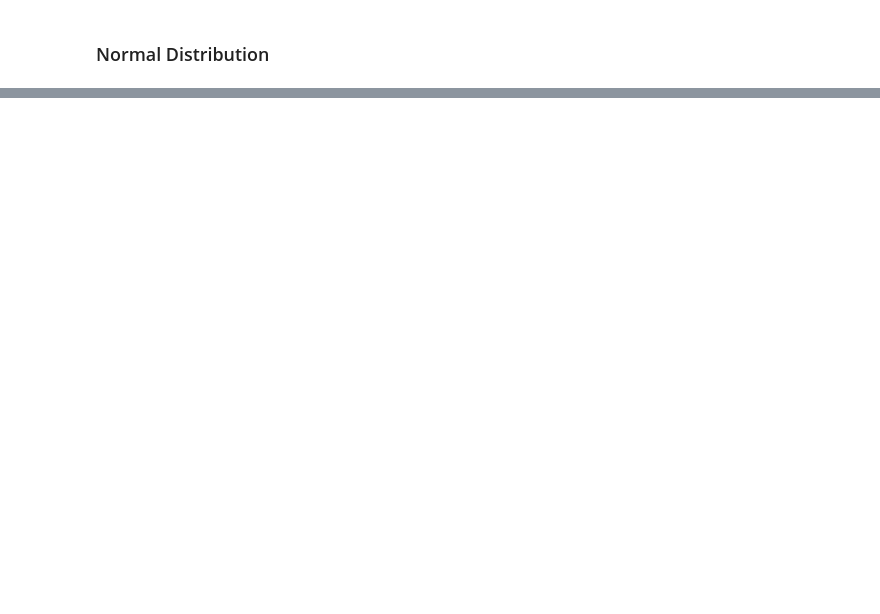
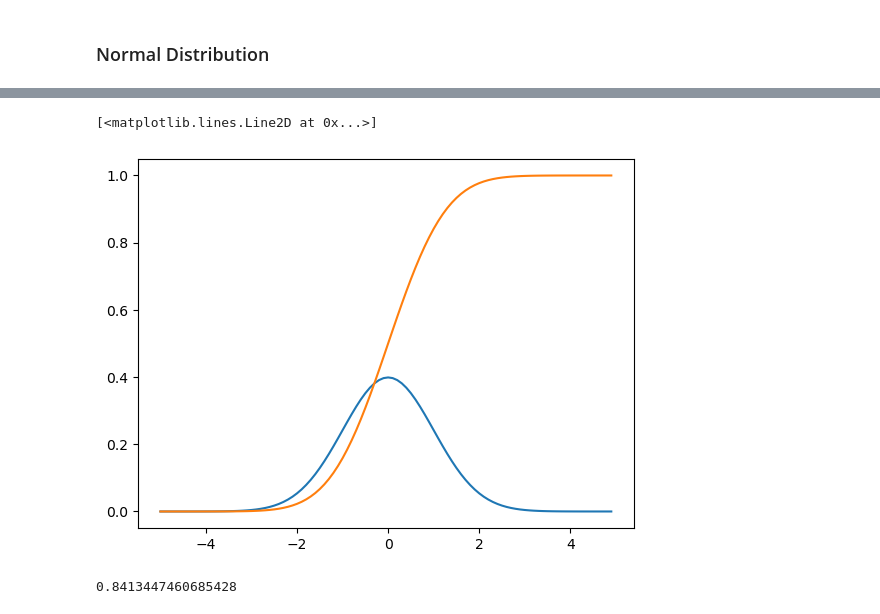
Before and after one commit to satyanistha05/DSW2, a Jupyter notebook: PROBABILITY AND STATISTICS.ipynb, the cells around one changed output, grey strips where cells are left out. Drawn from its saved outputs; the diff is of its cells as text; code cells hidden in the pictures; blank space fills up the shorter version.

```diff
--- a/PROBABILITY AND STATISTICS.ipynb
+++ b/PROBABILITY AND STATISTICS.ipynb
@@ -102,0 +120,15 @@ plt.legend()
+# %%
+x=[x/10.0 for x in range(-50,50)]
+y1=[nor_pdf(i,u=0,sd=1) for i in x]
+y2=[normal_cdf(i,u=0,sd=1) for i in x]
+plt.plot(x,y1)
+plt.plot(x,y2)
+# %% [output]
+[<matplotlib.lines.Line2D at 0x...>]
+[figure, added]
+# %%
+def normal_cdf(x=165,u=163,sd=2):
+    return(1+m.erf((x-u)/m.sqrt(2)/sd))/2
+normal_cdf()
+# %% [output]
+0.8413447460685428
```
Also changed, not shown: parts of 23 cells of this notebook, 1 other file.
